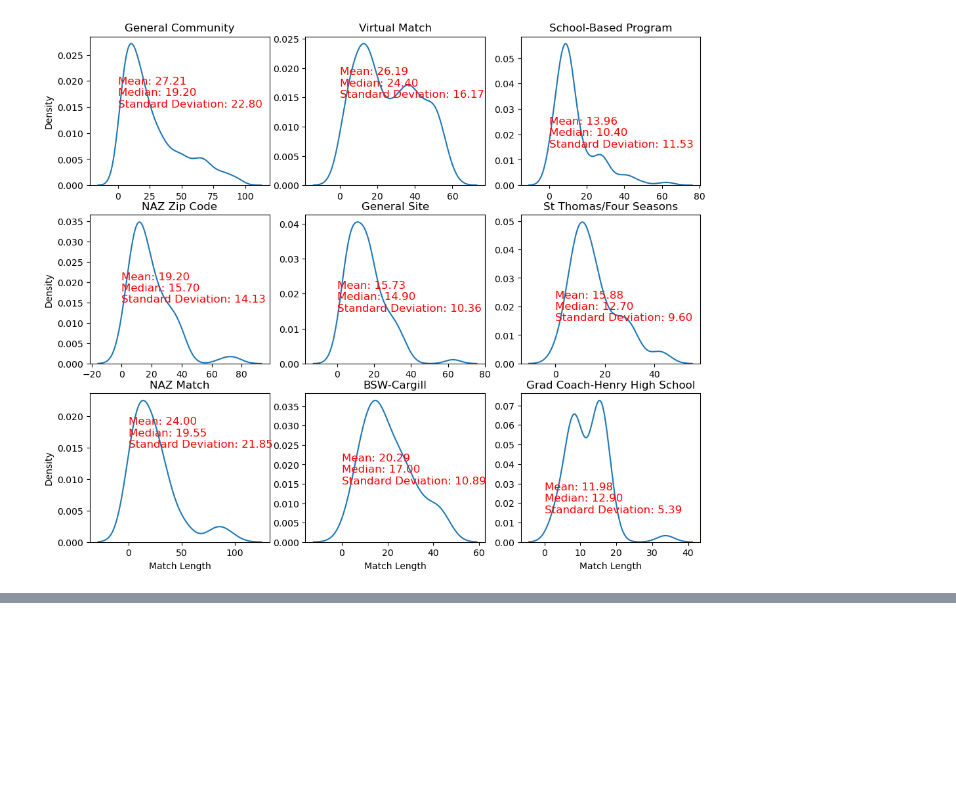
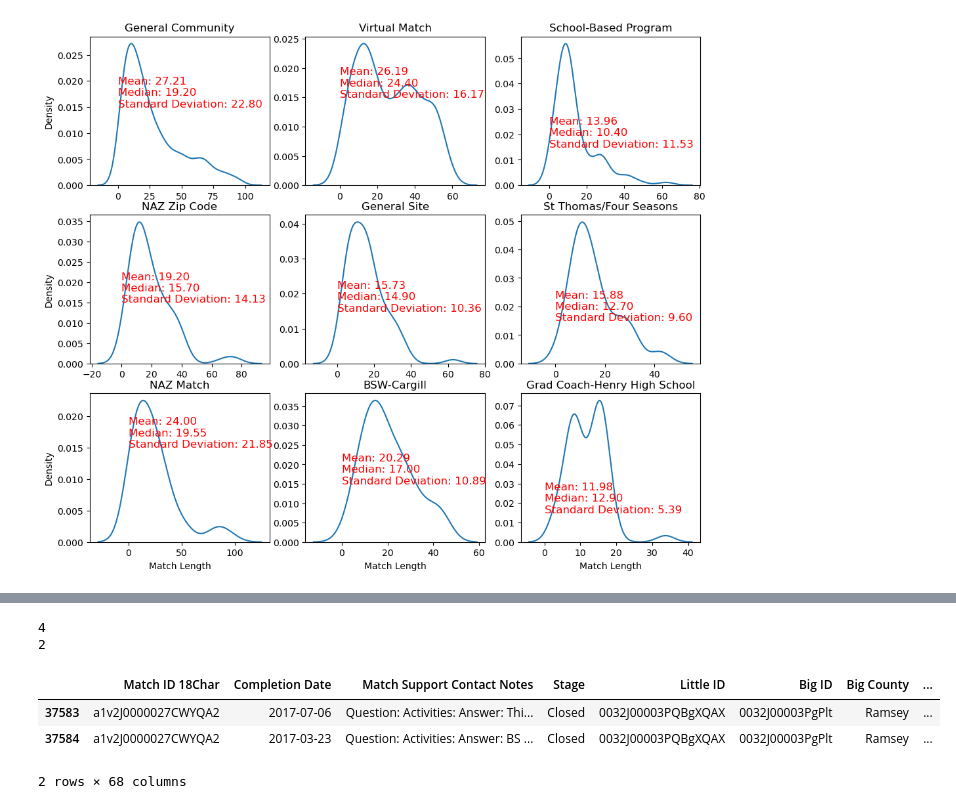
Before and after one commit to wgraysonp/sett-theorists-minne-analytics, a Jupyter notebook: novice.ipynb, the cells around one changed output, grey strips where cells are left out. Saved outputs shown, nothing was run; the diff lists cells and outputs as text; code cells hidden in the pictures; blank space fills up the shorter version.

```diff
--- a/novice.ipynb
+++ b/novice.ipynb
@@ -101,0 +116,17 @@ plt.show()
+# %%
+import random
+l  = len(g_1)
+print(l)
+drop_idx = random.randint(l//2, l)
+print(drop_idx)
+g_1 = g_1.iloc[:drop_idx]
+# %% [output]
+4
+2
+# %%
+g_1
+# %% [output]
+|  | Match ID 18Char | Completion Date | Match Support Contact Notes | Stage | Little ID | Big ID | Big County | ... |
+| 37583 | a1v2J0000027CWYQA2 | 2017-07-06 | Question: Activities: Answer: Thi... | Closed | 0032J00003PQBgXQAX | 0032J00003PgPlt | Ramsey | ... |
+| 37584 | a1v2J0000027CWYQA2 | 2017-03-23 | Question: Activities: Answer: BS ... | Closed | 0032J00003PQBgXQAX | 0032J00003PgPlt | Ramsey | ... |
+2 rows × 68 columns
```
Also changed, not shown: parts of 3 cells of this notebook, 1 other file.
